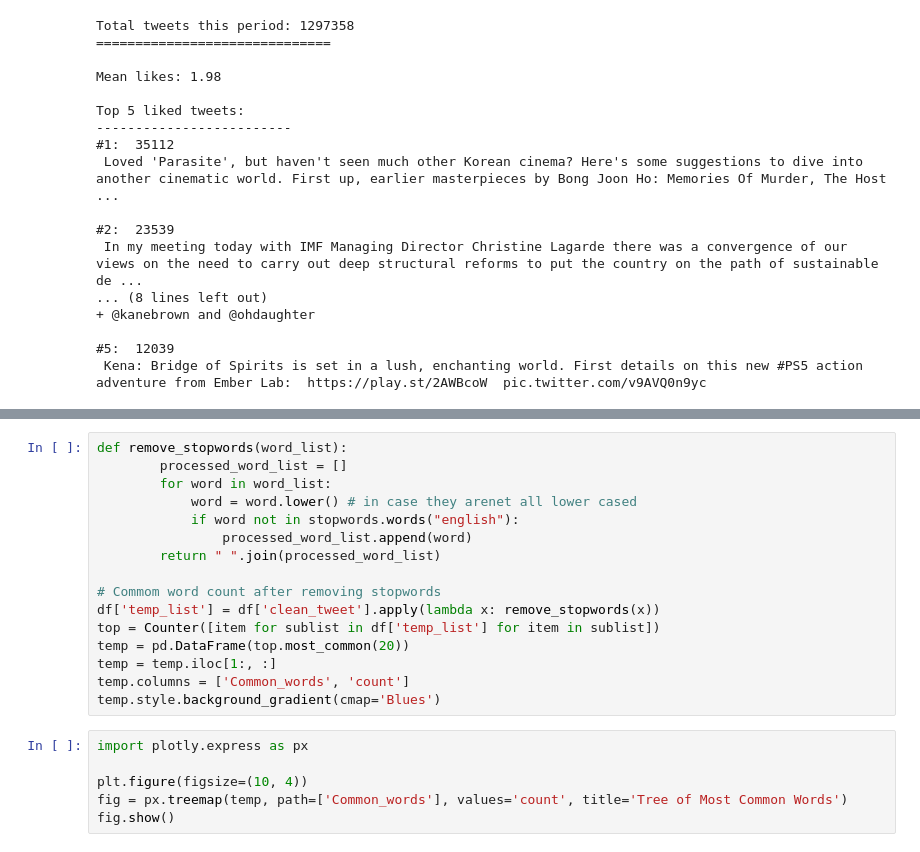
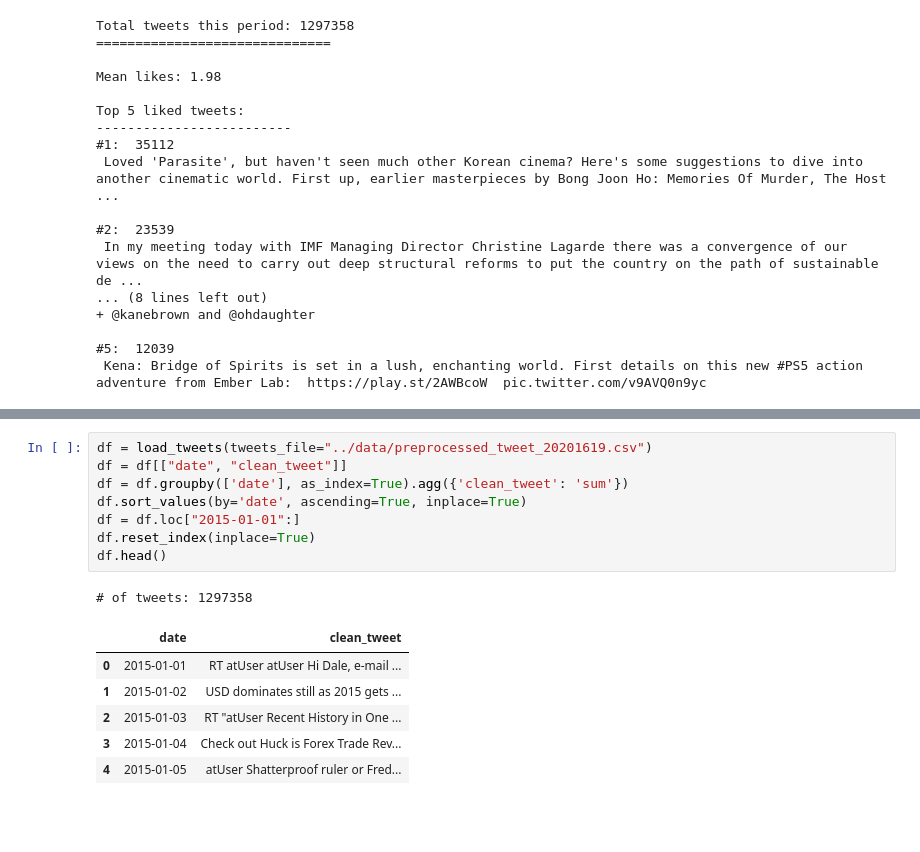
Before and after one commit to penguinwang96825/Made-with-ML-Incubator-Project, a Jupyter notebook: notebook/Twitter EDA.ipynb, the cells around one changed output, grey strips where cells are left out. Drawn from its saved outputs; the diff is of its cells as text; blank space fills up the shorter version.

```diff
--- a/notebook/Twitter EDA.ipynb
+++ b/notebook/Twitter EDA.ipynb
@@ -469,25 +435,19 @@ temp.style.background_gradient(cmap='Purples')
 | 17 | that | 79006 |
 | 18 | not | 78800 |
 | 19 | it | 77807 |
-# %%
-def remove_stopwords(word_list):
-        processed_word_list = []
-        for word in word_list:
-            word = word.lower() # in case they arenet all lower cased
-            if word not in stopwords.words("english"):
-                processed_word_list.append(word)
-        return " ".join(processed_word_list)
-
-# Commom word count after removing stopwords
-df['temp_list'] = df['clean_tweet'].apply(lambda x: remove_stopwords(x))
-top = Counter([item for sublist in df['temp_list'] for item in sublist])
-temp = pd.DataFrame(top.most_common(20))
-temp = temp.iloc[1:, :]
-temp.columns = ['Common_words', 'count']
-temp.style.background_gradient(cmap='Blues')
-# %%
-import plotly.express as px
-
-plt.figure(figsize=(10, 4))
-fig = px.treemap(temp, path=['Common_words'], values='count', title='Tree of Most Common Words')
-fig.show()
+# %%
+df = load_tweets(tweets_file="../data/preprocessed_tweet_20201619.csv")
+df = df[["date", "clean_tweet"]]
+df = df.groupby(['date'], as_index=True).agg({'clean_tweet': 'sum'})
+df.sort_values(by='date', ascending=True, inplace=True)
+df = df.loc["2015-01-01":]
+df.reset_index(inplace=True)
+df.head()
+# %% [output]
+# of tweets: 1297358
+|  | date | clean_tweet |
+| 0 | 2015-01-01 | RT atUser atUser Hi Dale, e-mail ... |
+| 1 | 2015-01-02 | USD dominates still as 2015 gets ... |
+| 2 | 2015-01-03 | RT "atUser Recent History in One ... |
+| 3 | 2015-01-04 | Check out Huck is Forex Trade Rev... |
+| 4 | 2015-01-05 | atUser Shatterproof ruler or Fred... |
```
Also changed, not shown: parts of 9 cells of this notebook, 1 other file.
